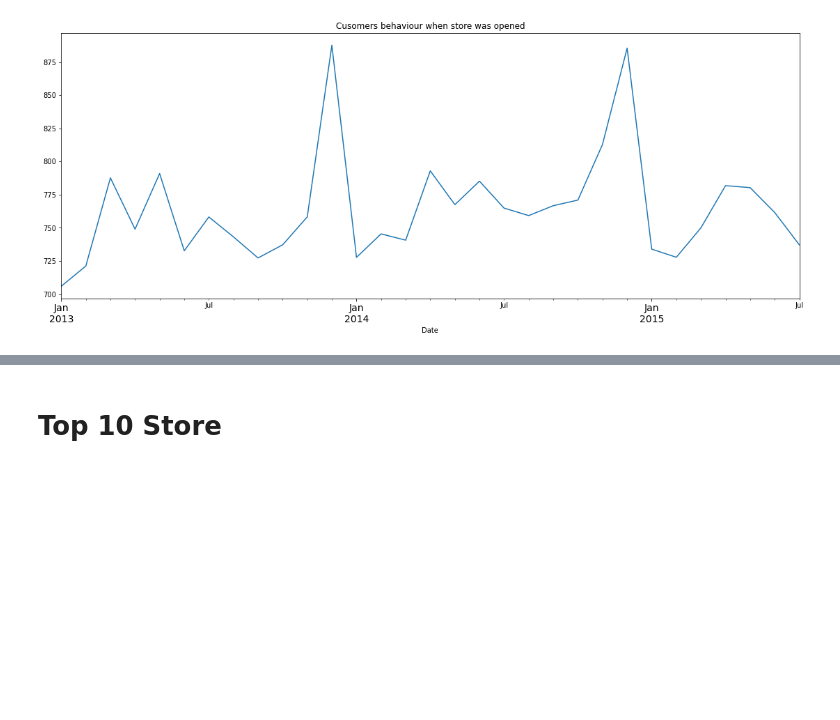
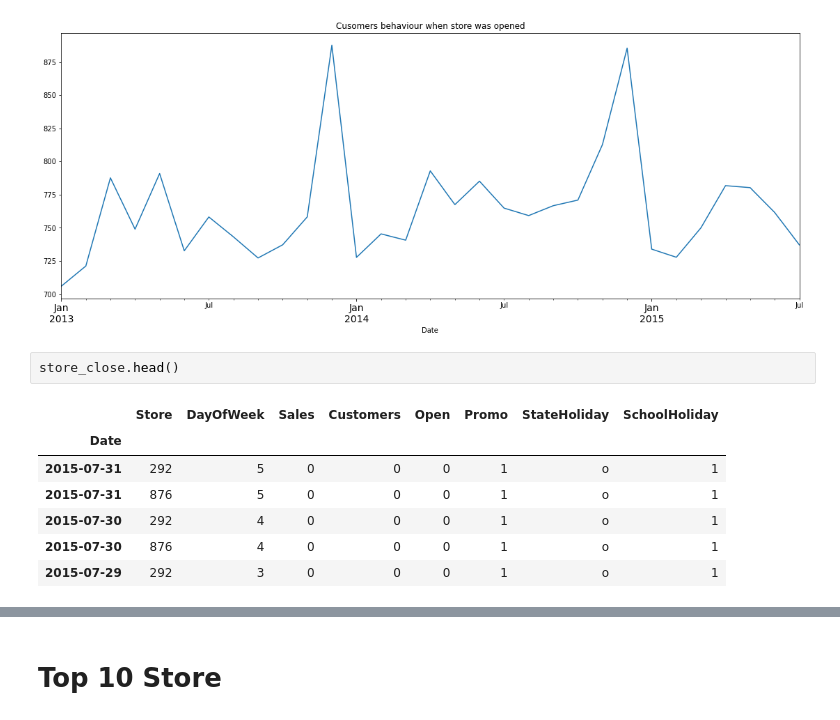
Before and after one commit to comsavvy/Pharmaceutical-Sales-Prediction, a Jupyter notebook: Interim_pharmaceutical_analysis.ipynb, the cells around one changed output, grey strips where cells are left out. Cells and saved outputs as stored; diff of their text form; blank space fills up the shorter version.

```diff
--- a/Interim_pharmaceutical_analysis.ipynb
+++ b/Interim_pharmaceutical_analysis.ipynb
@@ -372,3 +396,13 @@ plt.title('Cusomers behaviour when store was opened')
 # %% [output]
 Text(0.5, 1.0, 'Cusomers behaviour when store was opened')
 [figure]
+# %%
+store_close.head()
+# %% [output]
+|  | Store | DayOfWeek | Sales | Customers | Open | Promo | StateHoliday | SchoolHoliday |
+| Date |  |  |  |  |  |  |  |  |
+| 2015-07-31 | 292 | 5 | 0 | 0 | 0 | 1 | o | 1 |
+| 2015-07-31 | 876 | 5 | 0 | 0 | 0 | 1 | o | 1 |
+| 2015-07-30 | 292 | 4 | 0 | 0 | 0 | 1 | o | 1 |
+| 2015-07-30 | 876 | 4 | 0 | 0 | 0 | 1 | o | 1 |
+| 2015-07-29 | 292 | 3 | 0 | 0 | 0 | 1 | o | 1 |
```
Also changed, not shown: parts of 6 cells of this notebook.
